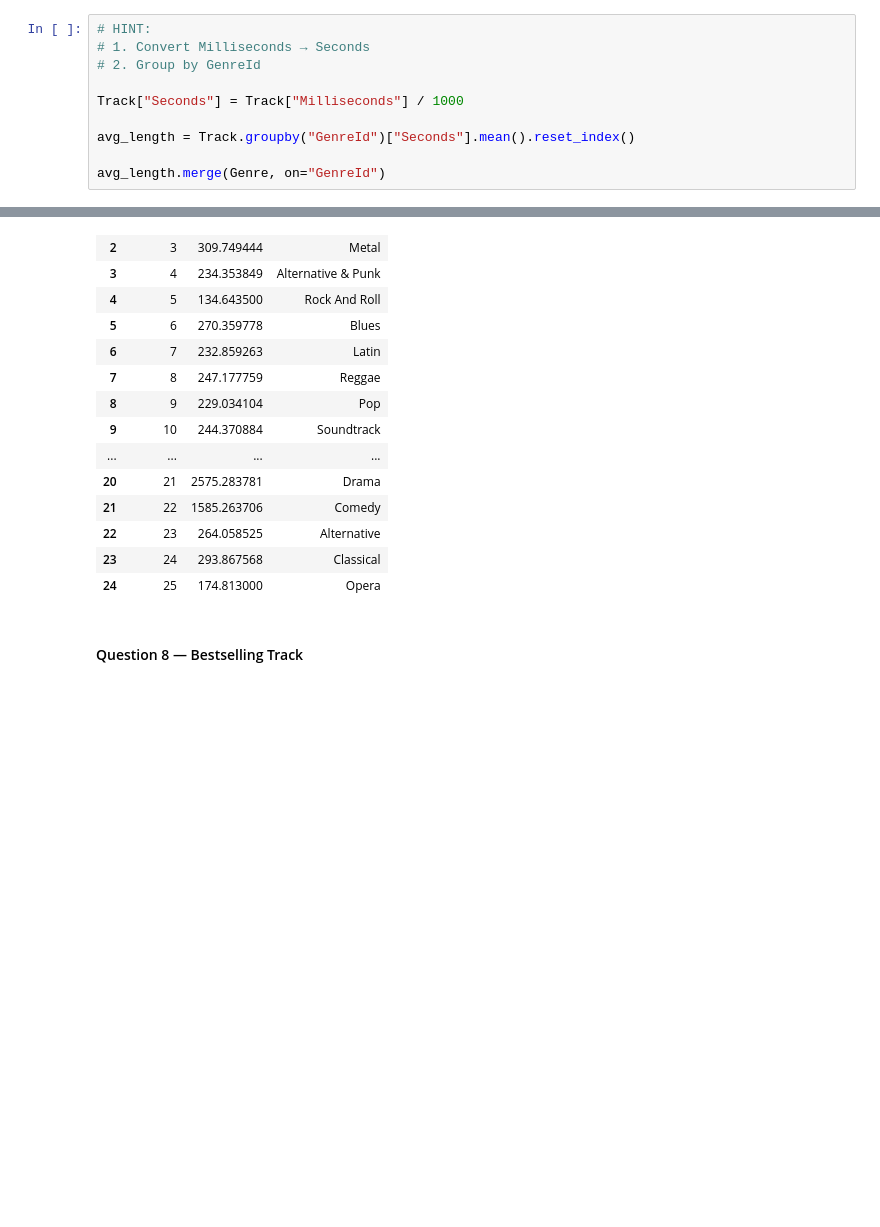
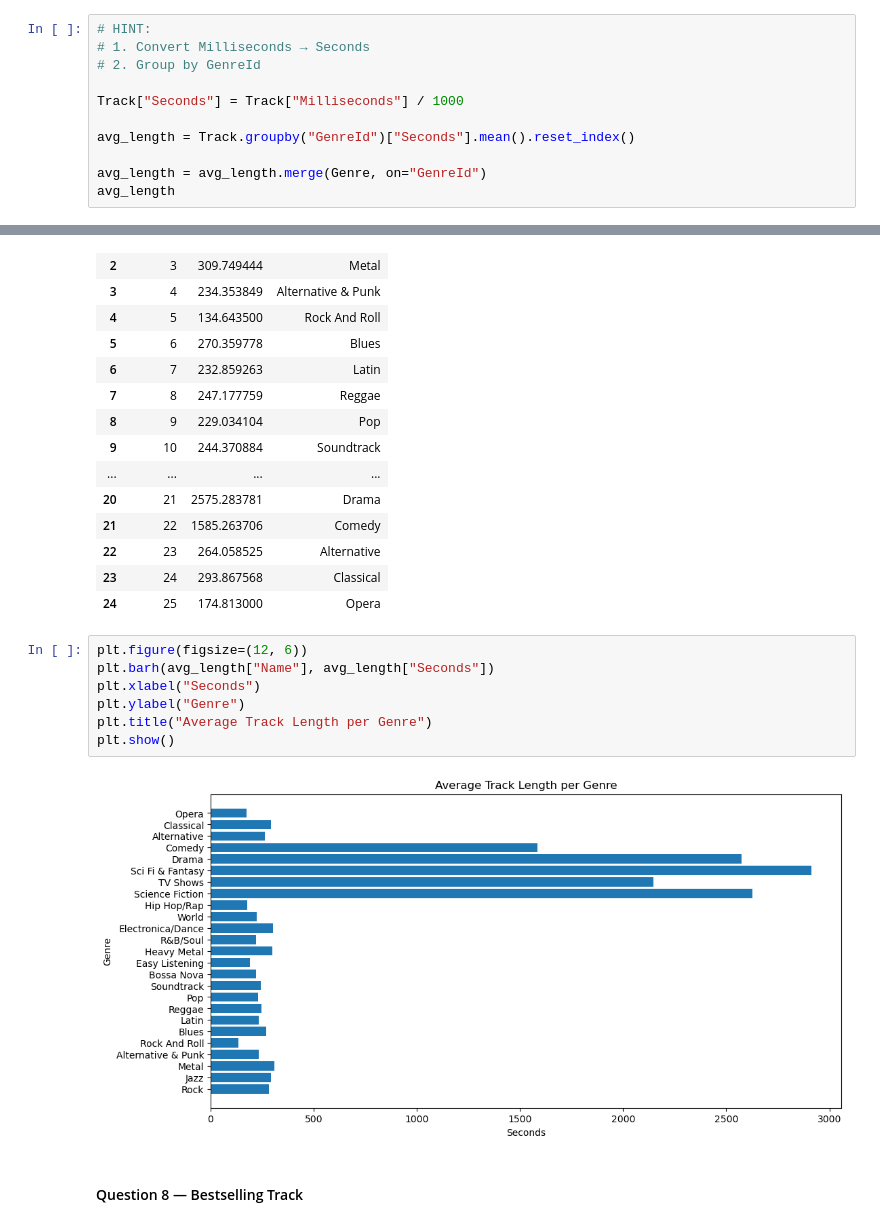
Before and after one commit to olaoluwaoyebola/PORA-Data-Science, a Jupyter notebook: Python/Assignment_Notebook_Pandas_SQLite.ipynb, the cells around one changed output, grey strips where cells are left out. Saved outputs shown, nothing was run; the diff lists cells and outputs as text; blank space fills up the shorter version.

```diff
--- a/Python/Assignment_Notebook_Pandas_SQLite.ipynb
+++ b/Python/Assignment_Notebook_Pandas_SQLite.ipynb
@@ -266,7 +275,8 @@ Track["Seconds"] = Track["Milliseconds"] / 1000
 
 avg_length = Track.groupby("GenreId")["Seconds"].mean().reset_index()
 
-avg_length.merge(Genre, on="GenreId")
+avg_length = avg_length.merge(Genre, on="GenreId")
+avg_length
 # %% [output]
 |  | GenreId | Seconds | Name |
 | 0 | 1 | 283.910043 | Rock |
@@ -285,6 +295,15 @@ avg_length.merge(Genre, on="GenreId")
 | 22 | 23 | 264.058525 | Alternative |
 | 23 | 24 | 293.867568 | Classical |
 | 24 | 25 | 174.813000 | Opera |
+# %%
+plt.figure(figsize=(12, 6))
+plt.barh(avg_length["Name"], avg_length["Seconds"])
+plt.xlabel("Seconds")
+plt.ylabel("Genre")
+plt.title("Average Track Length per Genre")
+plt.show()
+# %% [output]
+[figure, added]
 # %% [markdown]
 #### Question 8 — Bestselling Track
 # %%
```
Also changed, not shown: parts of 5 cells of this notebook.
